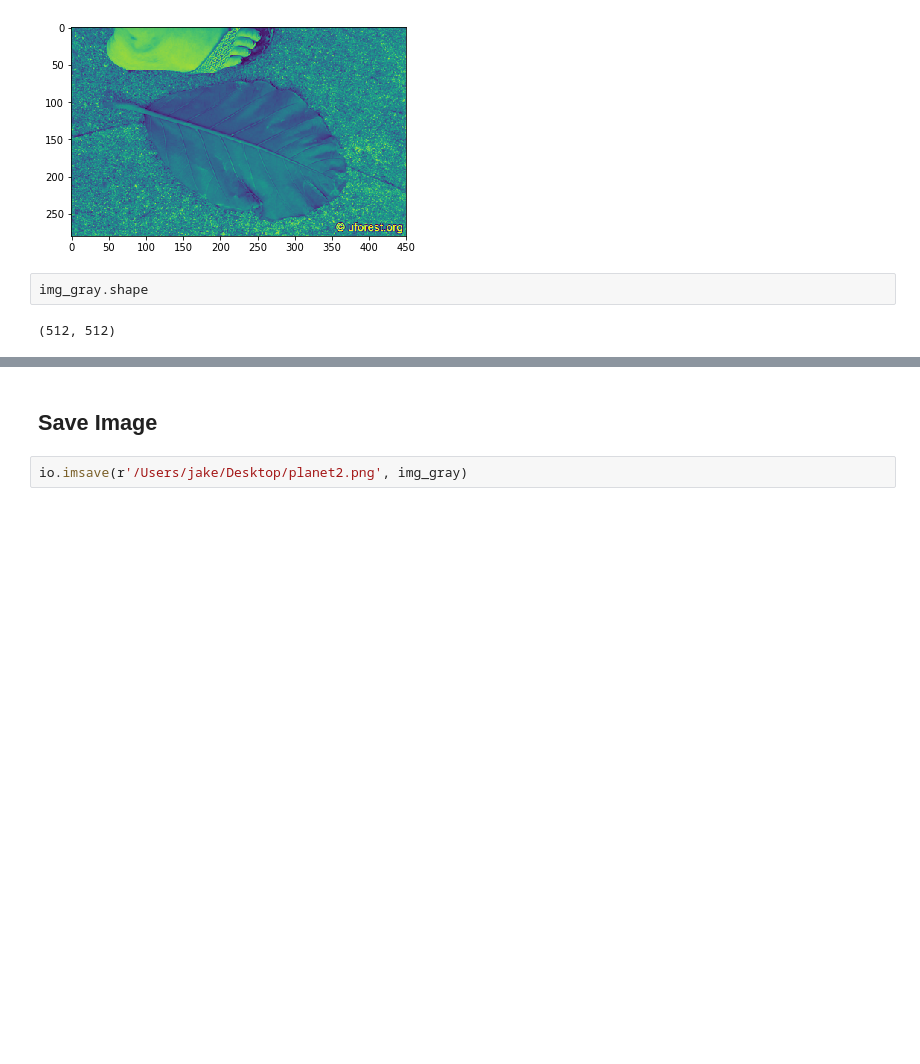
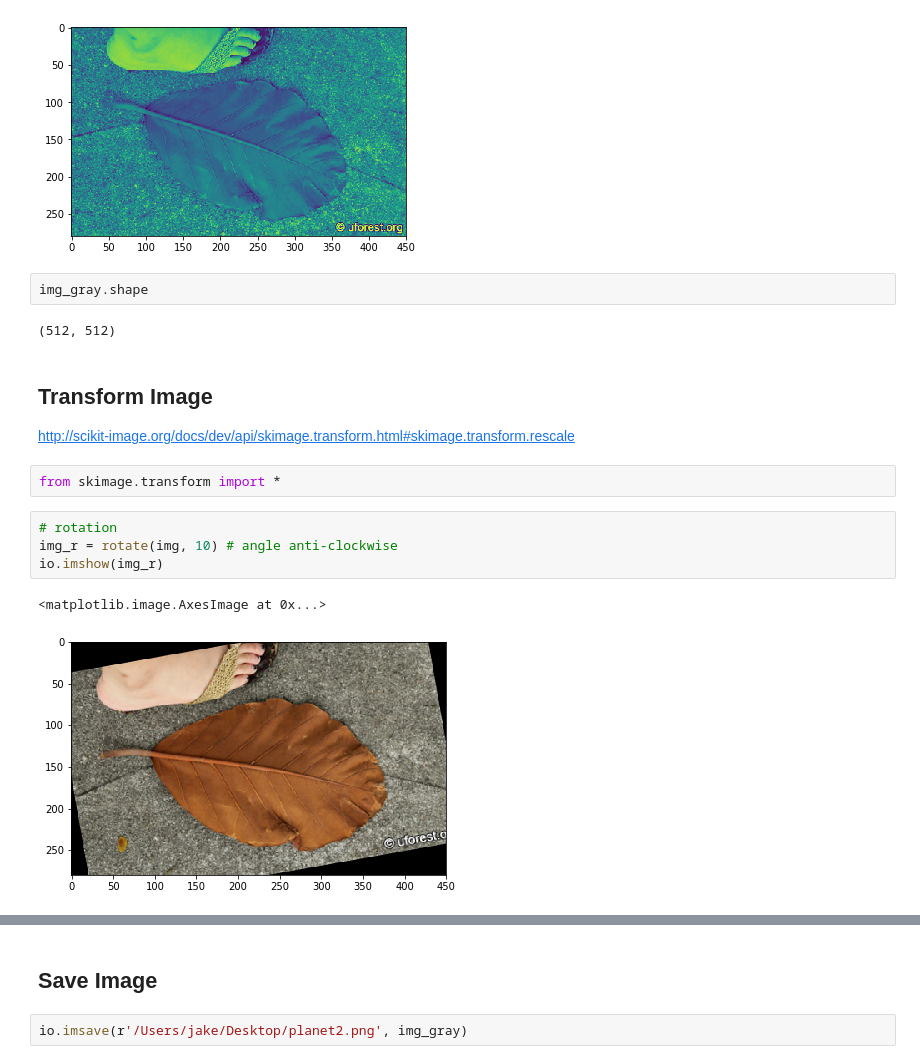
Before and after one commit to mapattacker/cheatsheets, a Jupyter notebook: python/skimage-tutorial.ipynb, the cells around one changed output, grey strips where cells are left out. Drawn from its saved outputs; the diff is of its cells as text; blank space fills up the shorter version.

Commit message:
added rotation and resize

```diff
--- a/python/skimage-tutorial.ipynb
+++ b/python/skimage-tutorial.ipynb
@@ -65,3 +65,15 @@ plt.show()
 img_gray.shape
 # %% [output]
 (512, 512)
+# %% [markdown]
+## Transform Image
+http://scikit-image.org/docs/dev/api/skimage.transform.html#skimage.transform.rescale
+# %%
+from skimage.transform import *
+# %%
+# rotation
+img_r = rotate(img, 10) # angle anti-clockwise
+io.imshow(img_r)
+# %% [output]
+<matplotlib.image.AxesImage at 0x...>
+[figure, added]
```
Also changed, not shown: parts of 2 cells of this notebook.
